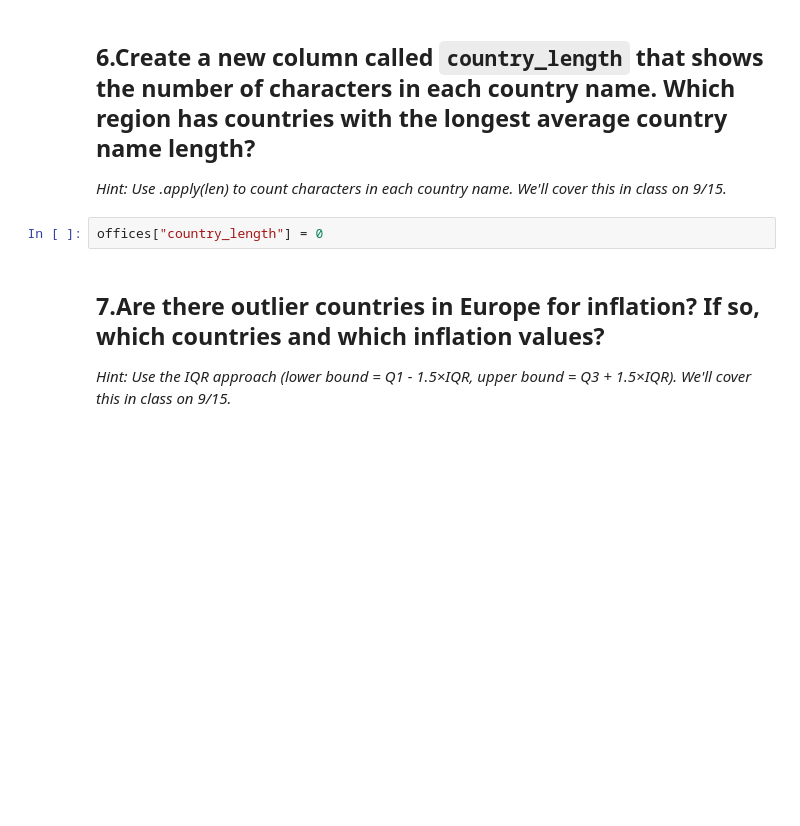
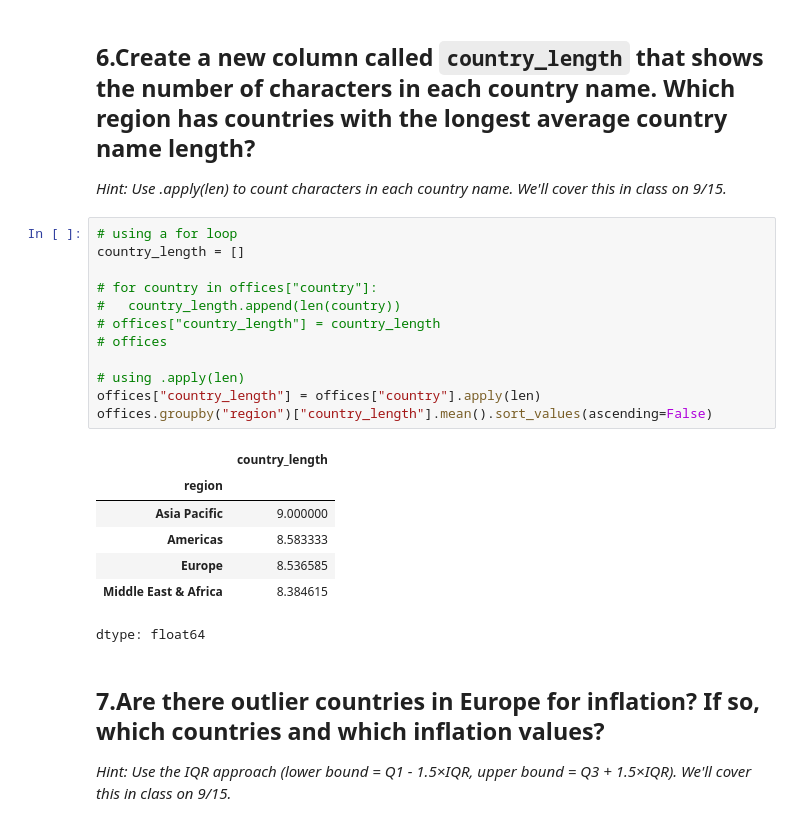
Before and after one commit to eshagupta1010/python-hw-, a Jupyter notebook: Esha_Gupta_Assignment_3_International_Office_Part_II.ipynb, the cells around one changed output. Cells and saved outputs as stored; diff of their text form; blank space fills up the shorter version.

```diff
--- a/Esha_Gupta_Assignment_3_International_Office_Part_II.ipynb
+++ b/Esha_Gupta_Assignment_3_International_Office_Part_II.ipynb
@@ -115,8 +113,26 @@ display(top_ranked.sort_values(["region", "temp_ranked"])[["country", "region",
 ## 6.Create a new column called `country_length` that shows the number of characters in each country name. Which region has countries with the longest average country name length?
 
 *Hint: Use .apply(len) to count characters in each country name. We'll cover this in class on 9/15.*
-# %%
-offices["country_length"] = 0
+# %%
+# using a for loop
+country_length = []
+
+# for country in offices["country"]:
+#   country_length.append(len(country))
+# offices["country_length"] = country_length
+# offices
+
+# using .apply(len)
+offices["country_length"] = offices["country"].apply(len)
+offices.groupby("region")["country_length"].mean().sort_values(ascending=False)
+# %% [output]
+|  | country_length |
+| region |  |
+| Asia Pacific | 9.000000 |
+| Americas | 8.583333 |
+| Europe | 8.536585 |
+| Middle East & Africa | 8.384615 |
+dtype: float64
 # %% [markdown]
 ## 7.Are there outlier countries in Europe for inflation? If so, which countries and which inflation values?
 
```
Also changed, not shown: parts of 6 cells of this notebook.
